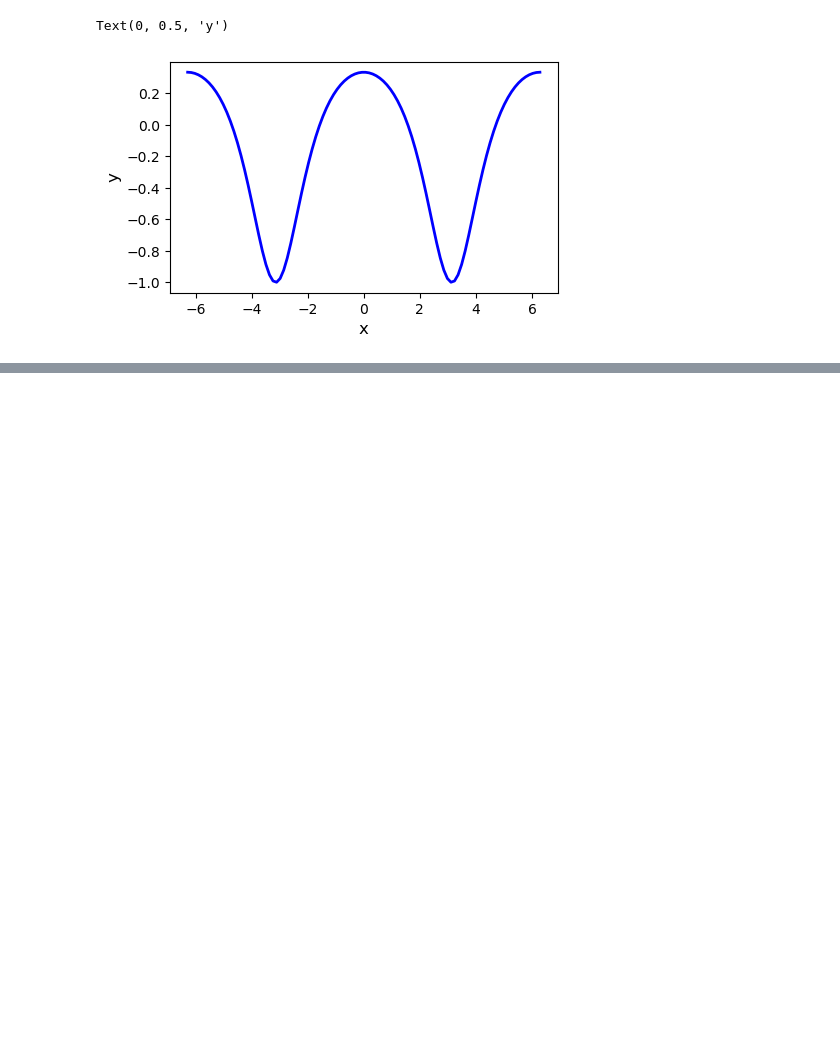
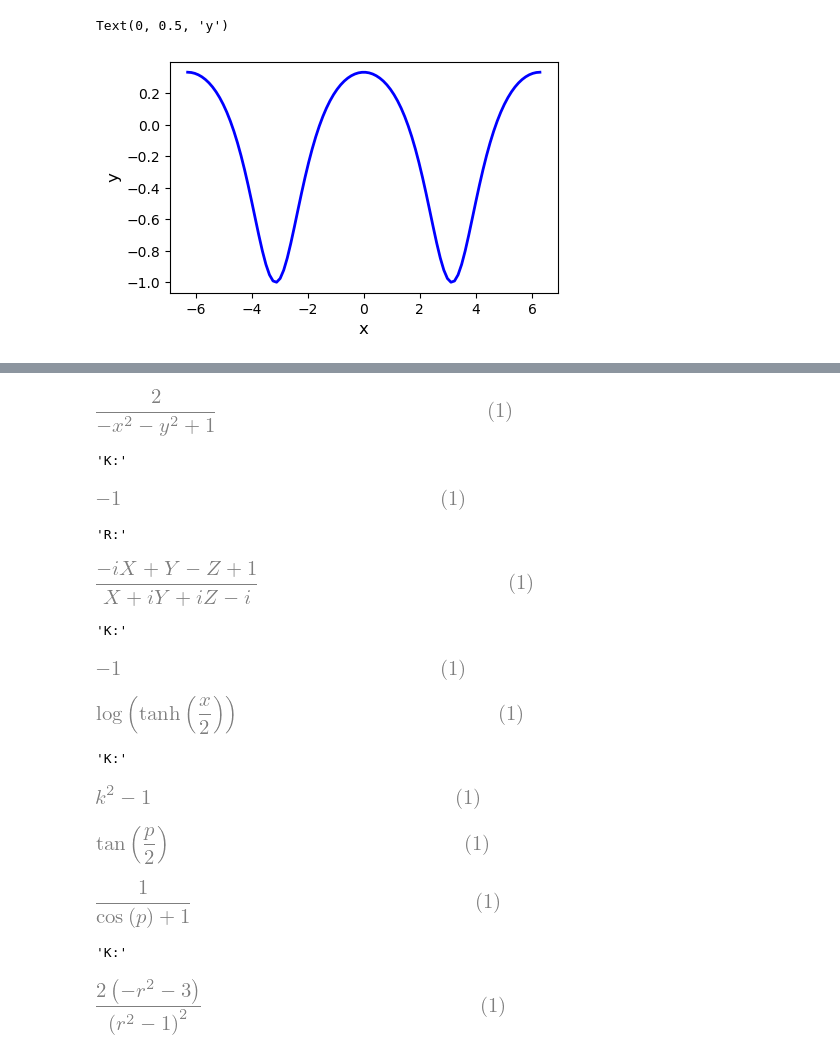
Before and after one commit to intuitionofmind/Visual-Differential-Geometry-and-Forms, a Jupyter notebook: python_notebooks/chap5.ipynb, the cells around one changed output, grey strips where cells are left out. Saved outputs shown, nothing was run; the diff lists cells and outputs as text; code cells hidden in the pictures; blank space fills up the shorter version.

```diff
--- a/python_notebooks/chap5.ipynb
+++ b/python_notebooks/chap5.ipynb
@@ -197,0 +216,77 @@ Text(0, 0.5, 'y')
+# %%
+x, y = sp.symbols(r"x,y", real=True)
+
+Lam = 2 / (1-x**2-y**2)
+display(Lam)
+A = Lam
+B = Lam
+# 曲率
+K = -1/(A*B)*(sp.diff(sp.diff(A, x) / B, x) + sp.diff(sp.diff(B, y) / A, y))
+display("K:", simplify(K))
+# %% [output]
+[figure, added]
+'K:'
+[figure, added]
+# %%
+X, Y, Z = sp.symbols(r"X,Y,Z", real=True)
+
+z = (X + sp.I*Y) / (1 - Z)
+R = (z + sp.I) / (sp.I*z + 1)
+
+display("R:", simplify(R))
+# %% [output]
+'R:'
+[figure, added]
+# %%
+u, t = sp.symbols(r"u,t", real=True)
+
+A = 1 / sp.sqrt(1+u**2)
+B = u
+# 曲率
+K = -1/(A*B)*(sp.diff(sp.diff(B, u) / A, u))
+
+display("K:", simplify(K))
+# %% [output]
+'K:'
+[figure, added]
+# %%
+x, y = sp.symbols(r"x,y", real=True)
+
+sp.integrate(1 / sp.sinh(x), x)
+# %% [output]
+[figure, added]
+# %%
+# 习题30, 31
+
+p, t, k = sp.symbols(r"p,t,k", real=True)
+
+A = 1 / (k + sp.cos(p))
+B = sp.sin(p) / (k + sp.cos(p))
+# 曲率
+K = -1/(A*B)*(sp.diff(sp.diff(A, t) / B, t) + sp.diff(sp.diff(B, p) / A, p))
+
+display("K:", simplify(K))
+# %% [output]
+'K:'
+[figure, added]
+# %%
+p = sp.symbols(r"p", real=True)
+
+display(sp.integrate(1 / (1 + sp.cos(p)), p))
+
+display(simplify(sp.diff(sp.tan(p/2), p)))
+# %% [output]
+[figure, added]
+[figure, added]
+# %%
+r, t = sp.symbols(r"r,t", real=True)
+
+A = 1
+B = 2*r / (1 - r**2)
+# 曲率
+K = -1/(A*B)*(sp.diff(sp.diff(A, t) / B, t) + sp.diff(sp.diff(B, r) / A, r))
+
+display("K:", simplify(K))
+# %% [output]
+'K:'
+[figure, added]
```
Also changed, not shown: parts of 1 cell of this notebook, 4 other files.
